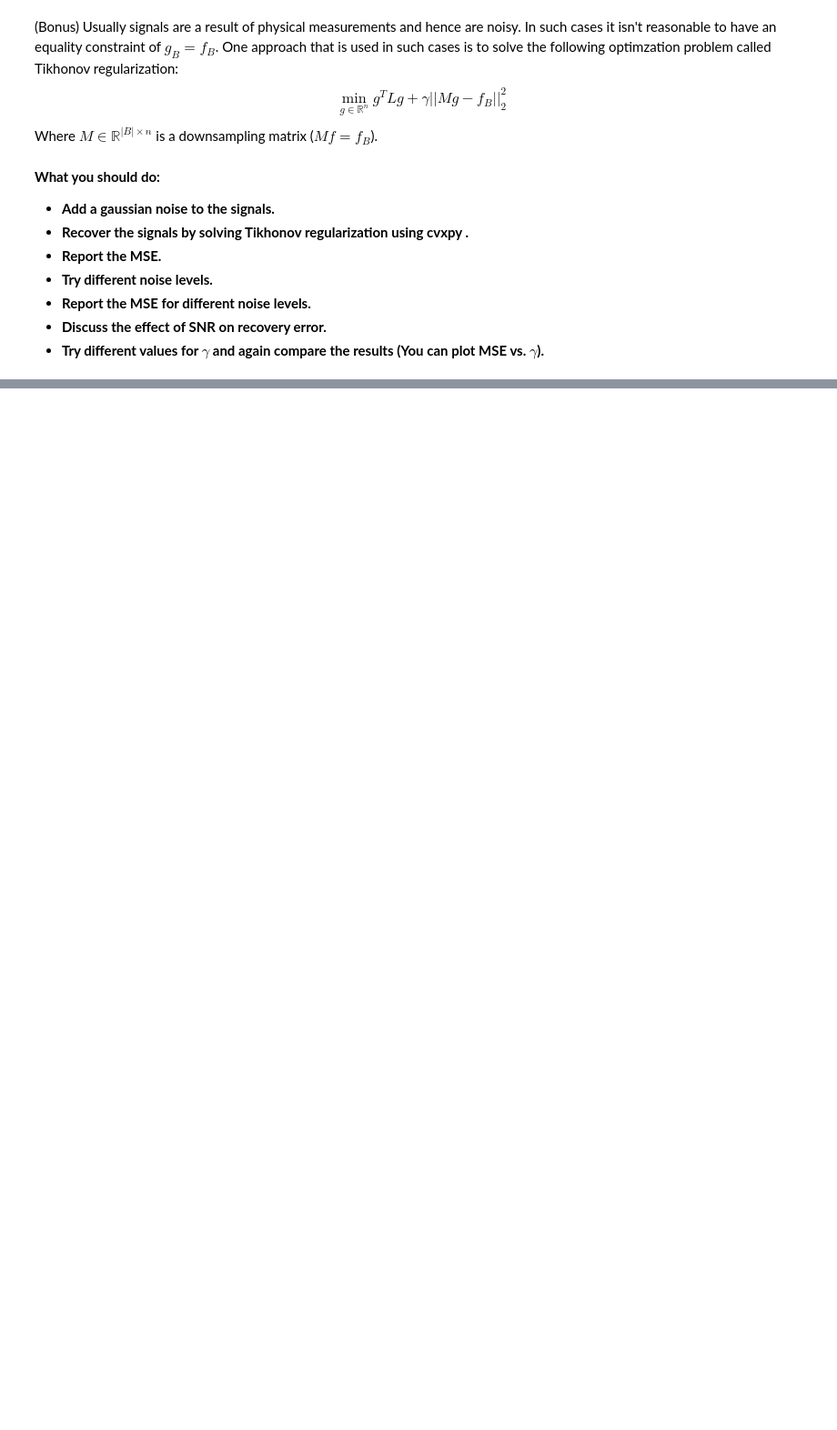
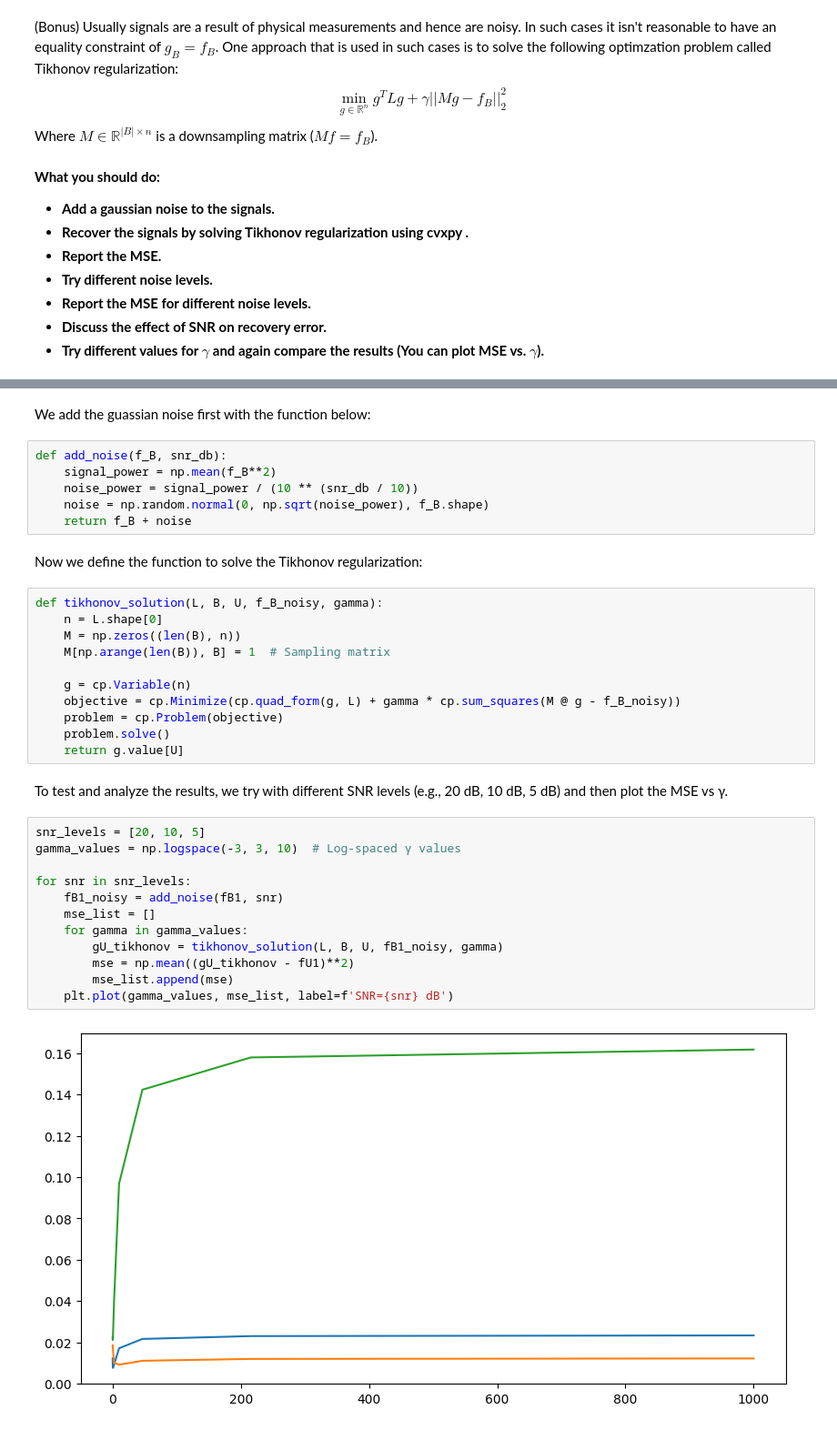
Before and after one commit to MahdiS3171/Convex-Optimization-SUT-Spring2025, a Jupyter notebook: HW4_Simulation/Q6/graph_signal.ipynb, the cells around one changed output, grey strips where cells are left out. Shown at 91% size. Drawn from its saved outputs; the diff is of its cells as text; blank space fills up the shorter version.

```diff
--- a/HW4_Simulation/Q6/graph_signal.ipynb
+++ b/HW4_Simulation/Q6/graph_signal.ipynb
@@ -109,0 +213,37 @@ Where $M\in\mathbb{R}^{|B|\times n}$ is a downsampling matrix ($Mf = f_B$).
+# %% [markdown]
+We add the guassian noise first with the function below:
+# %%
+def add_noise(f_B, snr_db):
+    signal_power = np.mean(f_B**2)
+    noise_power = signal_power / (10 ** (snr_db / 10))
+    noise = np.random.normal(0, np.sqrt(noise_power), f_B.shape)
+    return f_B + noise
+# %% [markdown]
+Now we define the function to solve the Tikhonov regularization:
+# %%
+def tikhonov_solution(L, B, U, f_B_noisy, gamma):
+    n = L.shape[0]
+    M = np.zeros((len(B), n))
+    M[np.arange(len(B)), B] = 1  # Sampling matrix
+
+    g = cp.Variable(n)
+    objective = cp.Minimize(cp.quad_form(g, L) + gamma * cp.sum_squares(M @ g - f_B_noisy))
+    problem = cp.Problem(objective)
+    problem.solve()
+    return g.value[U]
+# %% [markdown]
+To test and analyze the results, we try with different SNR levels (e.g., 20 dB, 10 dB, 5 dB) and then plot the MSE vs γ.
+# %%
+snr_levels = [20, 10, 5]
+gamma_values = np.logspace(-3, 3, 10)  # Log-spaced γ values
+
+for snr in snr_levels:
+    fB1_noisy = add_noise(fB1, snr)
+    mse_list = []
+    for gamma in gamma_values:
+        gU_tikhonov = tikhonov_solution(L, B, U, fB1_noisy, gamma)
+        mse = np.mean((gU_tikhonov - fU1)**2)
+        mse_list.append(mse)
+    plt.plot(gamma_values, mse_list, label=f'SNR={snr} dB')
+# %% [output]
+[figure, added]
```
Also changed, not shown: parts of 15 cells of this notebook.
